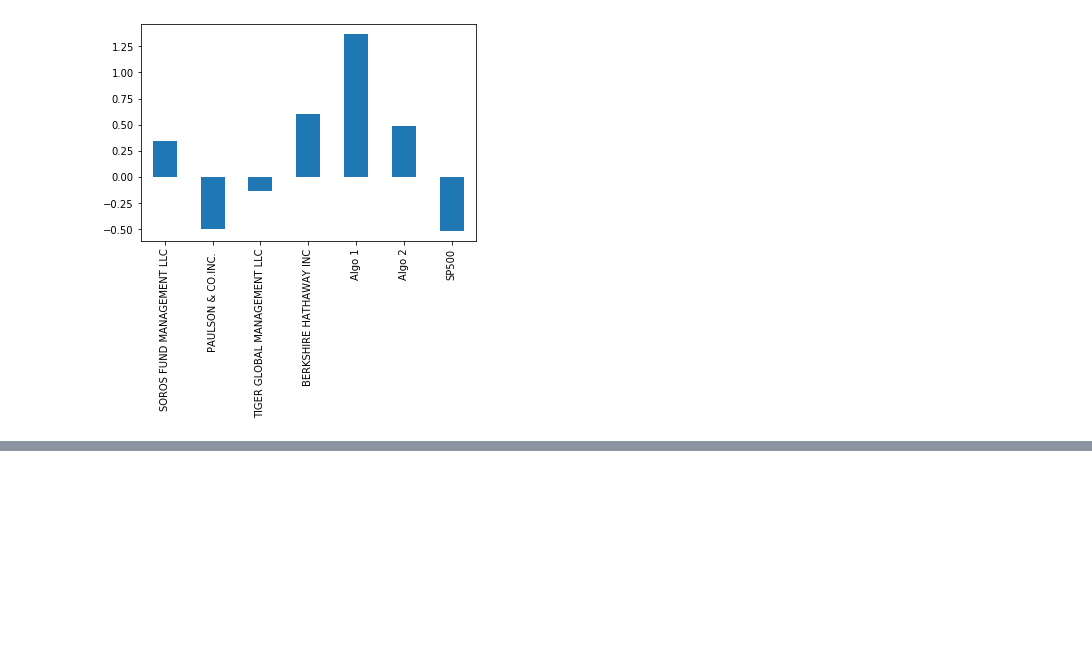
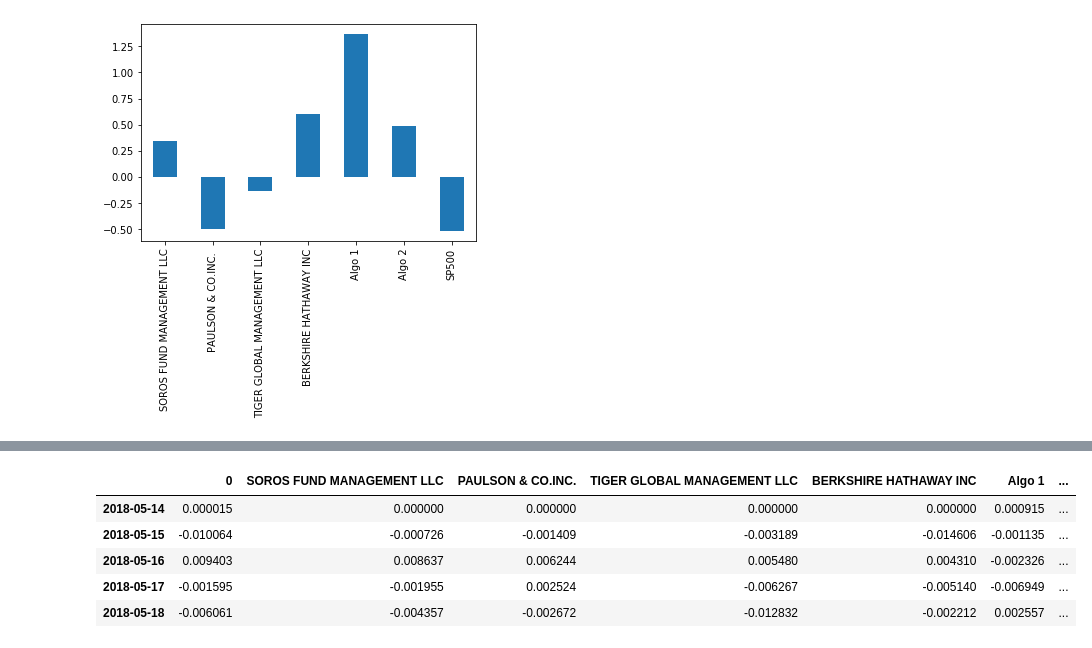
Before and after one commit to Rcantu/fintech, a Jupyter notebook: hw/03-Python_and_Pandas/HW3.ipynb, the cells around one changed output, grey strips where cells are left out. Saved outputs shown, nothing was run; the diff lists cells and outputs as text; code cells hidden in the pictures; blank space fills up the shorter version.

```diff
--- a/hw/03-Python_and_Pandas/HW3.ipynb
+++ b/hw/03-Python_and_Pandas/HW3.ipynb
@@ -373,0 +401,5 @@ All_stocks.head()
+# %%
+# Drop Nulls
+All_stocks = All_stocks.dropna()
+All_stocks.isnull().sum()
+All_stocks.head()
@@ -373,0 +414,8 @@ All_stocks.head()
+# %%
+# Calculate weighted portfolio returns
+weights = [1/3, 1/3, 1/3]
+weighted_returns = All_stocks.pct_change()
+portfolio_returns = weighted_returns.dot(weights)
+portfolio_returns = portfolio_returns.dropna()
+portfolio_returns.isnull().sum()
+portfolio_returns.head()
@@ -373,0 +430,6 @@ All_stocks.head()
+# %%
+portfolio_returns
+portfolio_returns = portfolio_returns.rename(columns={
+     "Trade DATE":"COST"
+ })
+portfolio_returns.head()
@@ -373,0 +444,14 @@ All_stocks.head()
+# %%
+# Join your portfolio returns to the dataframe that contains all of the portfolio returns
+Joined_portfolio = pd.concat([portfolio_returns, whale_df, algo_df, sp500_df], axis="columns", join="inner")
+Joined_portfolio = Joined_portfolio.rename(columns={
+     "":"Custom"
+ })
+Joined_portfolio.head()
+# %% [output]
+|  | 0 | SOROS FUND MANAGEMENT LLC | PAULSON & CO.INC. | TIGER GLOBAL MANAGEMENT LLC | BERKSHIRE HATHAWAY INC | Algo 1 | ... |
+| 2018-05-14 | 0.000015 | 0.000000 | 0.000000 | 0.000000 | 0.000000 | 0.000915 | ... |
+| 2018-05-15 | -0.010064 | -0.000726 | -0.001409 | -0.003189 | -0.014606 | -0.001135 | ... |
+| 2018-05-16 | 0.009403 | 0.008637 | 0.006244 | 0.005480 | 0.004310 | -0.002326 | ... |
+| 2018-05-17 | -0.001595 | -0.001955 | 0.002524 | -0.006267 | -0.005140 | -0.006949 | ... |
+| 2018-05-18 | -0.006061 | -0.004357 | -0.002672 | -0.012832 | -0.002212 | 0.002557 | ... |
```
Also changed, not shown: parts of 16 cells of this notebook.
